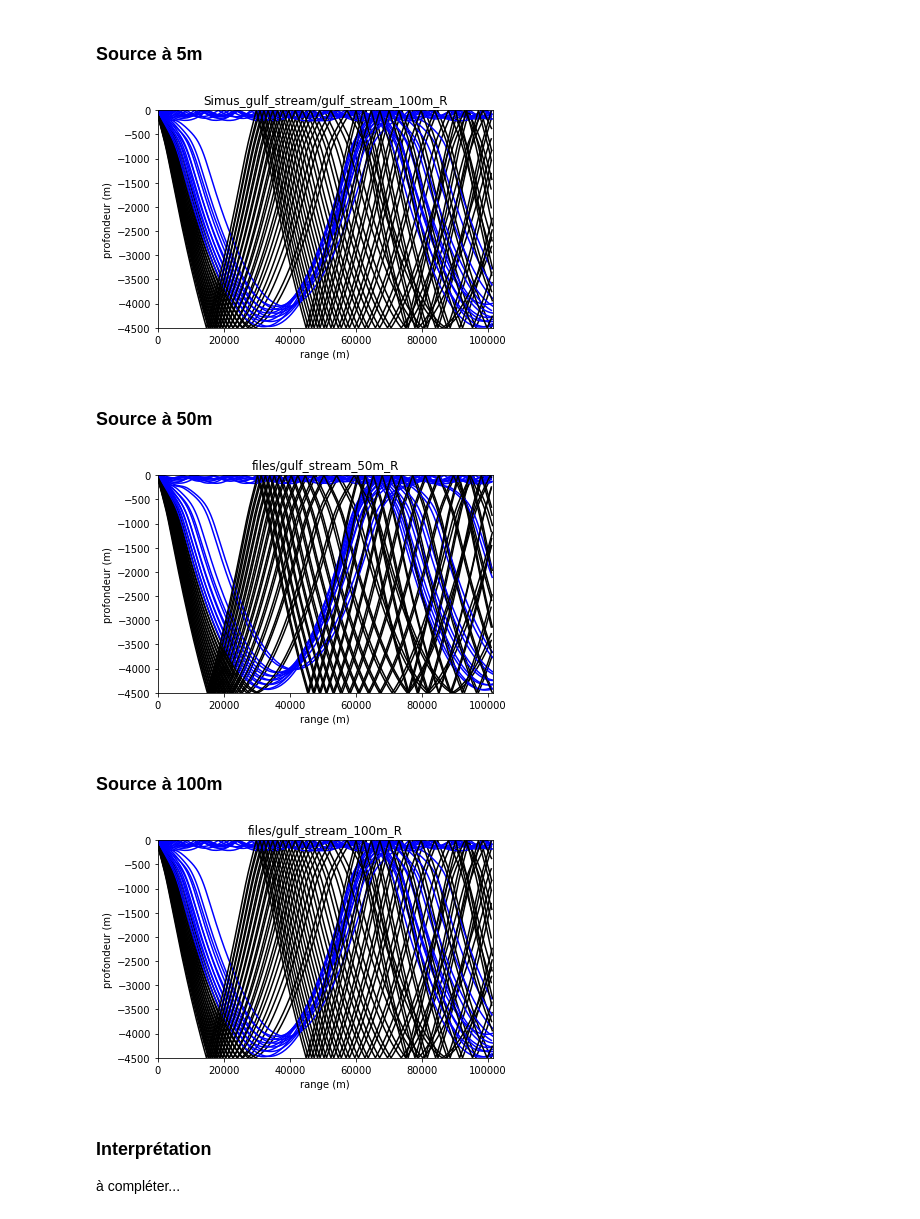
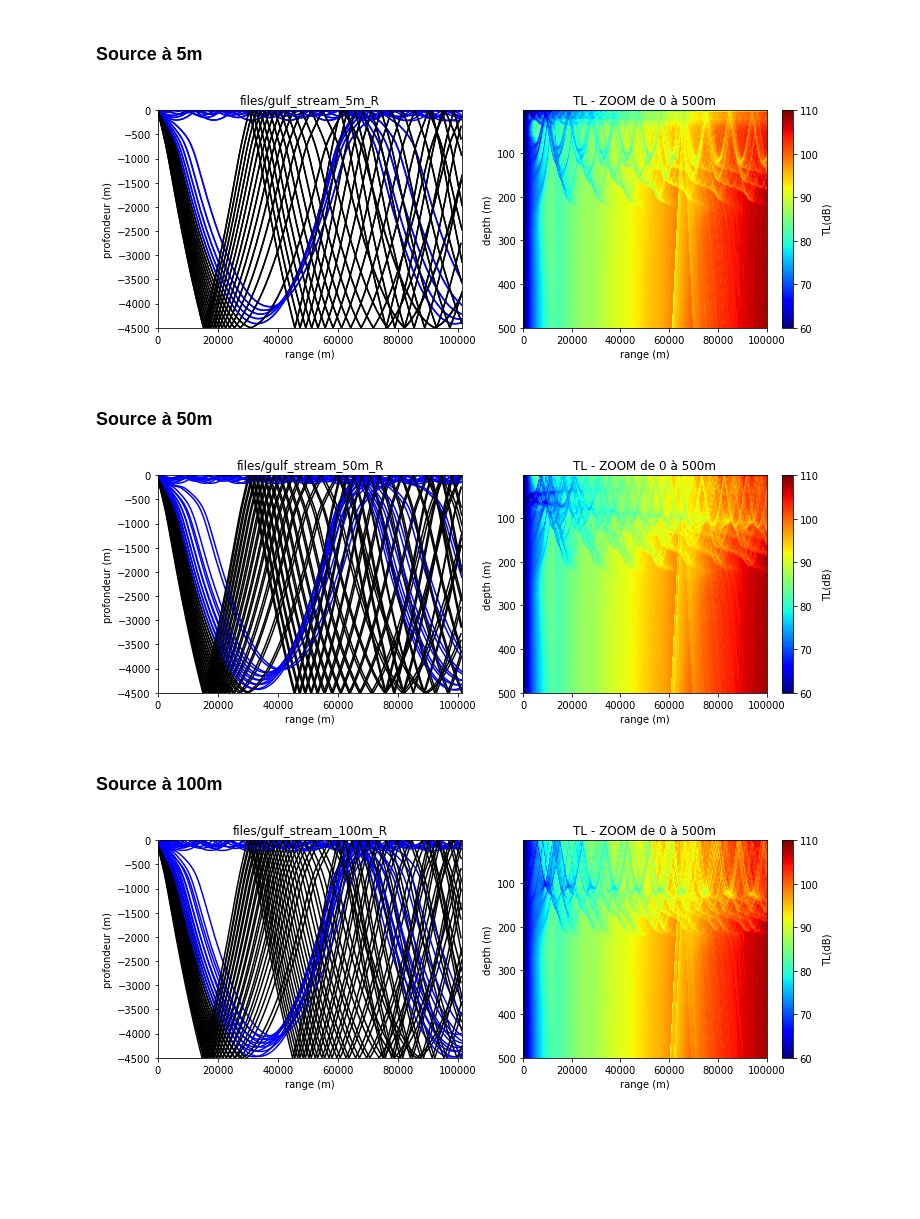
Before and after one commit to ponchama/Cognac_Acoustique, a Jupyter notebook: Bellhop/Profondeur_source.ipynb, the cells around one changed output. Drawn from its saved outputs; the diff is of its cells as text; code cells hidden in the pictures; blank space fills up the shorter version.

Commit message:
update. Gulf stream simulation added.

```diff
--- a/Bellhop/Profondeur_source.ipynb
+++ b/Bellhop/Profondeur_source.ipynb
@@ -260,31 +257,21 @@ Output file is : gulf_stream_100m_IB.env
 # %% [markdown]
 ### Source à 5m
 # %%
-g.plotray('files/gulf_stream_5m_R.ray')
-
-#s.plot_all(file_ray = 'files/gulf_stream_5m_R.ray', \
-#           file_shd = 'files/gulf_stream_5m_IB.shd')
+g.plot_all(file_ray = 'files/gulf_stream_5m_R.ray', \
+           file_shd = 'files/gulf_stream_5m_IB.shd')
 # %% [output]
-[figure, old version]
+[figure, new version]
 # %% [markdown]
 ### Source à 50m
 # %%
-g.plotray('files/gulf_stream_50m_R.ray')
-
-#s.plot_all(file_ray = 'files/gulf_stream_50m_R.ray', \
-#           file_shd = 'files/gulf_stream_50m_IB.shd')
+g.plot_all(file_ray = 'files/gulf_stream_50m_R.ray', \
+           file_shd = 'files/gulf_stream_50m_IB.shd')
 # %% [output]
-[figure, old version]
+[figure, new version]
 # %% [markdown]
 ### Source à 100m
 # %%
-g.plotray('files/gulf_stream_100m_R.ray')
-
-#s.plot_all(file_ray = 'files/gulf_stream_100m_R.ray', \
-#           file_shd = 'files/gulf_stream_100m_IB.shd')
+g.plot_all(file_ray = 'files/gulf_stream_100m_R.ray', \
+           file_shd = 'files/gulf_stream_100m_IB.shd')
 # %% [output]
-[figure, old version]
+[figure, new version]
-# %% [markdown]
-### Interprétation
-
-à compléter...
```
Also changed, not shown: parts of 2 cells of this notebook.
